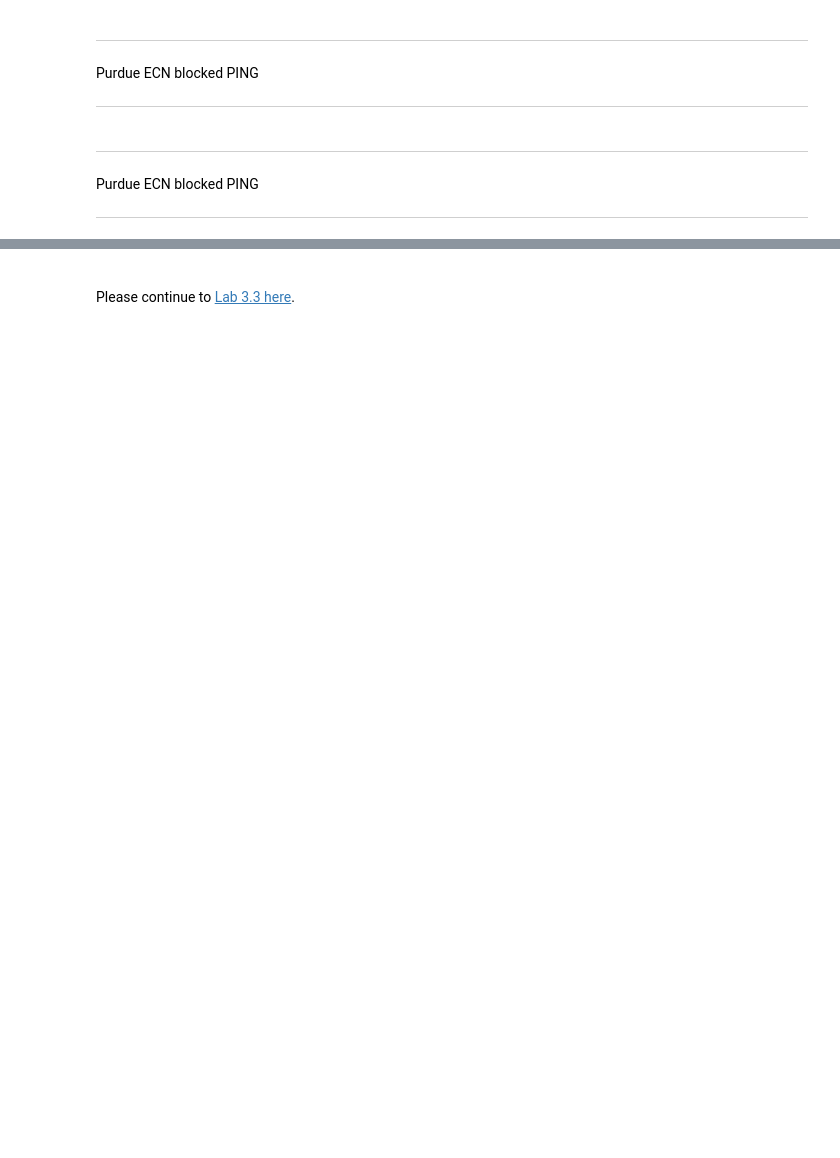
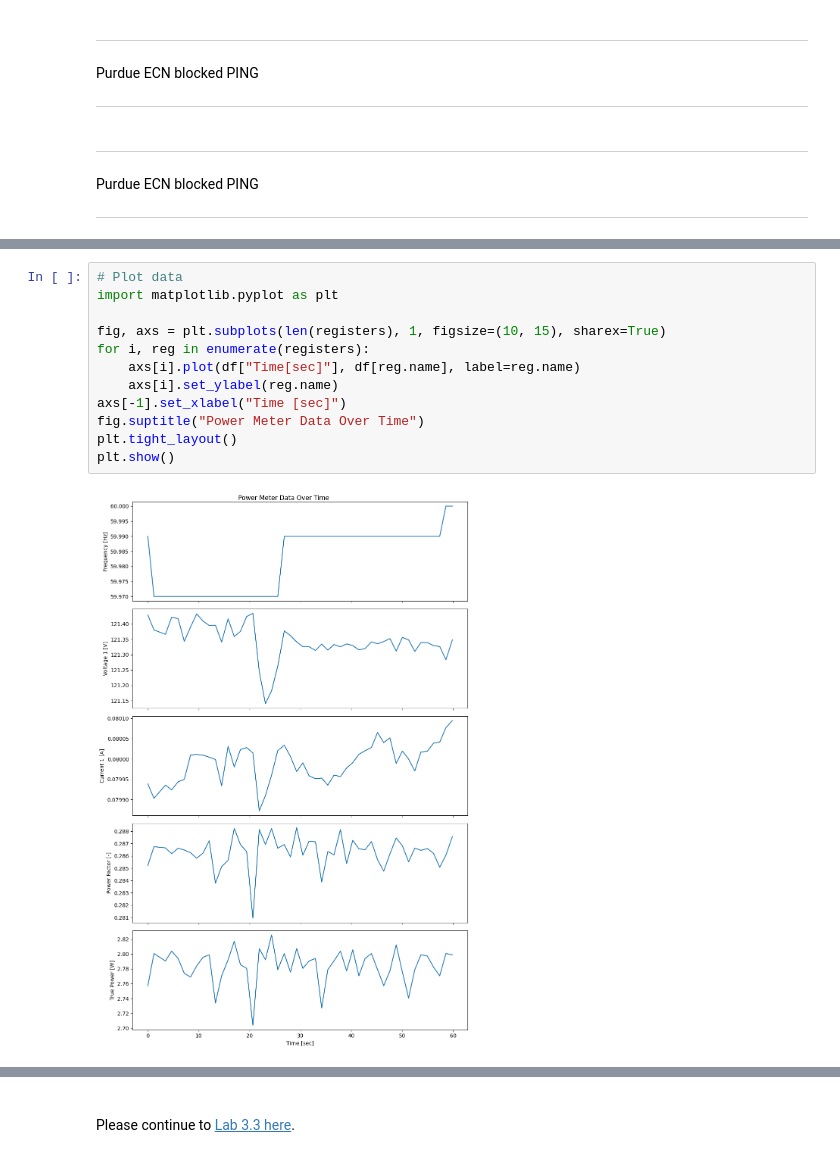
Before and after one commit to rd908213/ME-597-IIoT, a Jupyter notebook: lab/lab3/L3_Colab2.ipynb, the cells around one changed output, grey strips where cells are left out. Cells and saved outputs as stored; diff of their text form; blank space fills up the shorter version.

```diff
--- a/lab/lab3/L3_Colab2.ipynb
+++ b/lab/lab3/L3_Colab2.ipynb
@@ -472,0 +546,14 @@ If you have trouble connecting network router, review L0_Colab1 1.9 Section.
+# %%
+# Plot data
+import matplotlib.pyplot as plt
+
+fig, axs = plt.subplots(len(registers), 1, figsize=(10, 15), sharex=True)
+for i, reg in enumerate(registers):
+    axs[i].plot(df["Time[sec]"], df[reg.name], label=reg.name)
+    axs[i].set_ylabel(reg.name)
+axs[-1].set_xlabel("Time [sec]")
+fig.suptitle("Power Meter Data Over Time")
+plt.tight_layout()
+plt.show()
+# %% [output]
+[figure, added]
```
Also changed, not shown: parts of 11 cells of this notebook, 4 other files.
